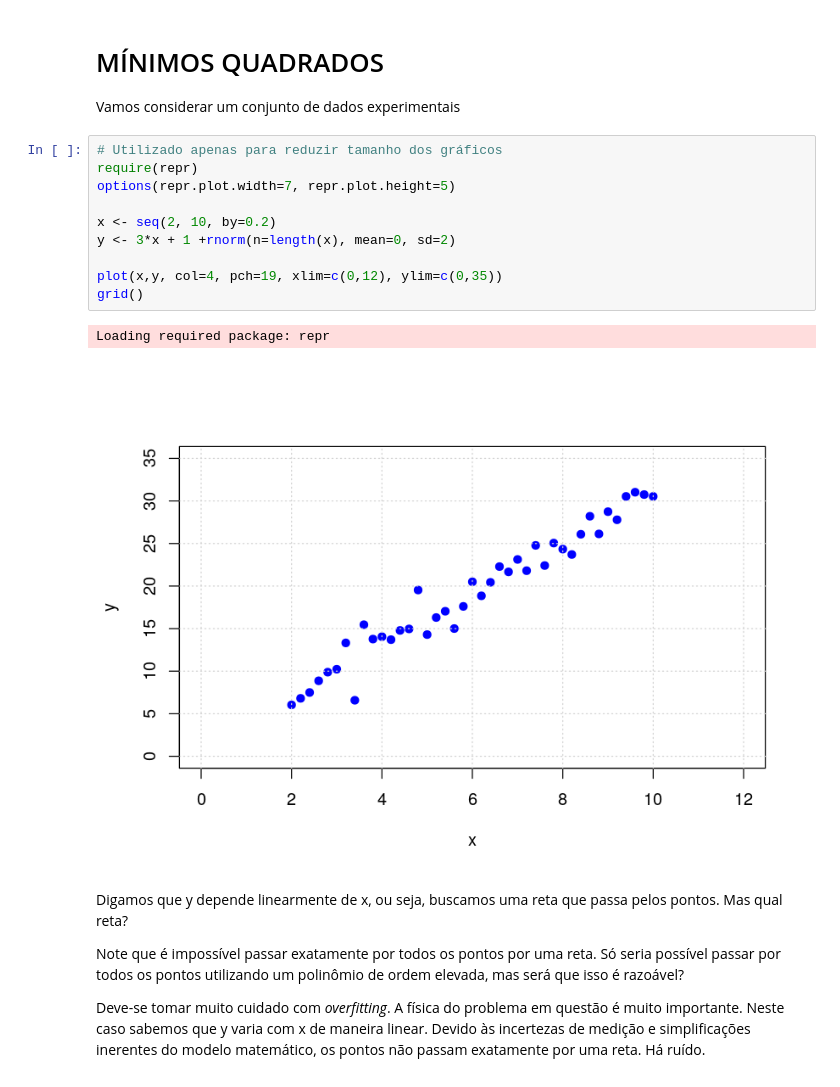
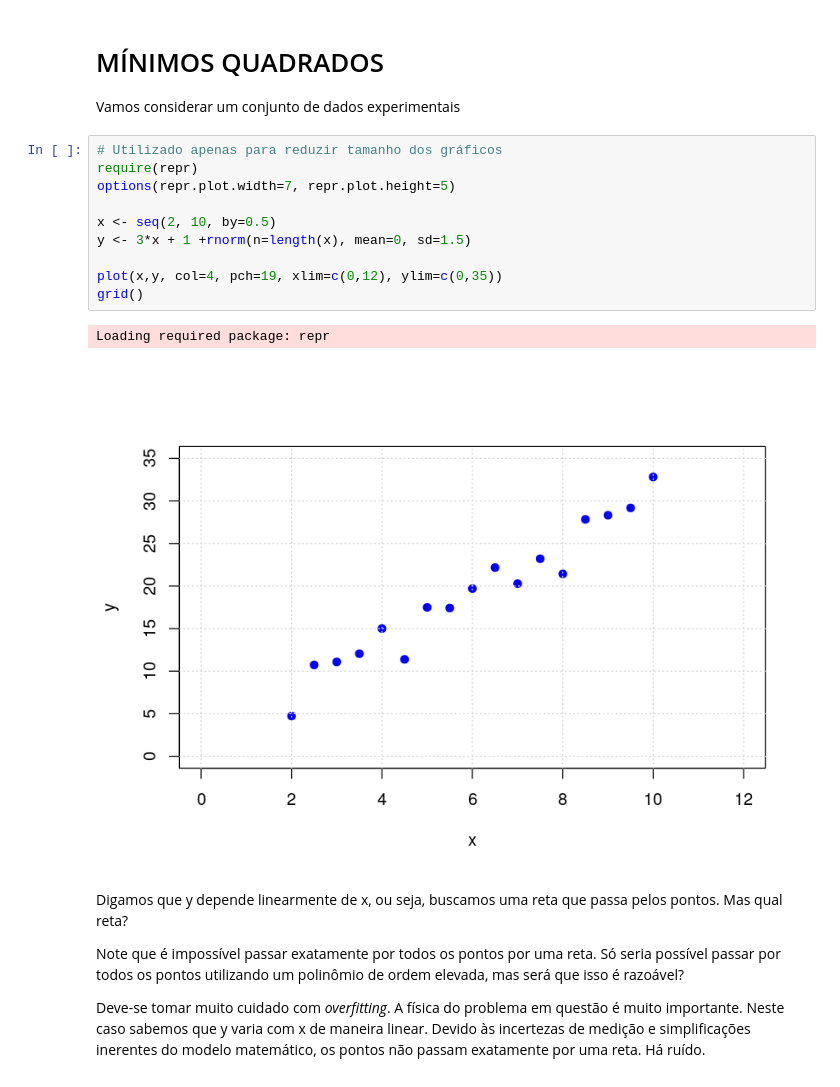
Before and after one commit to gborelli89/CCE_2019, a Jupyter notebook: minimos_quadrados.ipynb, the cells around one changed output. Cells and saved outputs as stored; diff of their text form.

```diff
--- a/minimos_quadrados.ipynb
+++ b/minimos_quadrados.ipynb
@@ -5,16 +5,16 @@ Vamos considerar um conjunto de dados experimentais
 # %%
 # Utilizado apenas para reduzir tamanho dos gráficos
 require(repr)
 options(repr.plot.width=7, repr.plot.height=5)
 
-x <- seq(2, 10, by=0.2)
-y <- 3*x + 1 +rnorm(n=length(x), mean=0, sd=2)
+x <- seq(2, 10, by=0.5)
+y <- 3*x + 1 +rnorm(n=length(x), mean=0, sd=1.5)
 
 plot(x,y, col=4, pch=19, xlim=c(0,12), ylim=c(0,35))
 grid()
 # %% [output]
 Loading required package: repr
-[figure, old version]
+[figure, new version]
 # %% [markdown]
 Digamos que y depende linearmente de x, ou seja, buscamos uma reta que passa pelos pontos. Mas qual reta?
 
```
Also changed, not shown: parts of 7 cells of this notebook.
